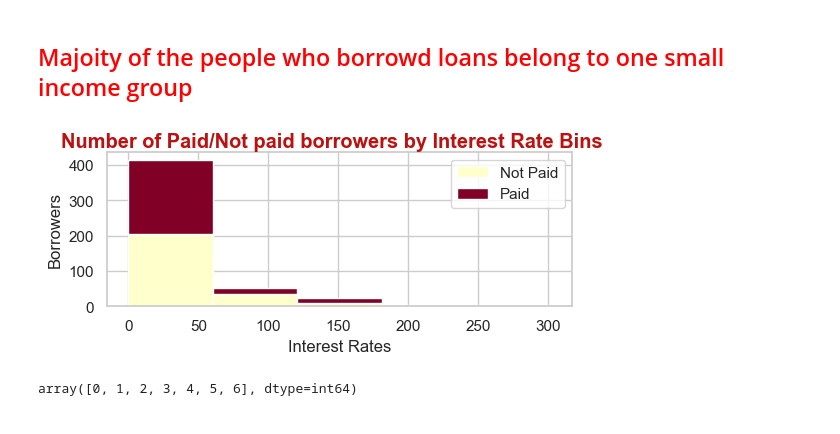
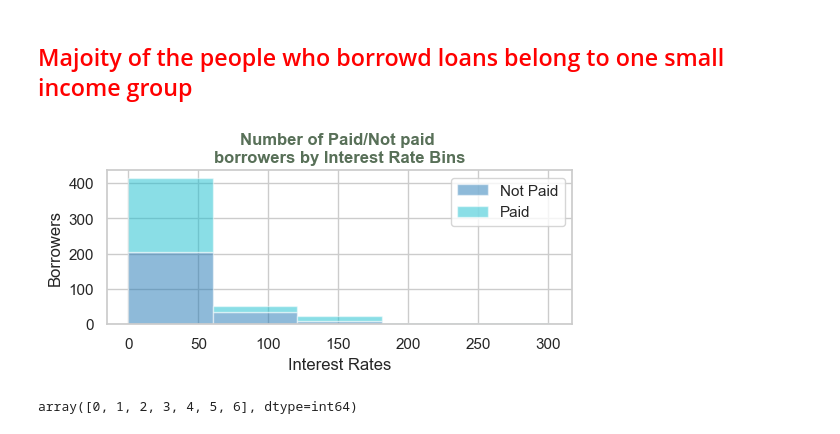
Before and after one commit to DayakarMalgari/Lending-club-Loan-Data-Neural-Network-Classification, a Jupyter notebook: Lending_Club_Loan_Data_Analysis_sub.ipynb, the cells around one changed output. Saved outputs shown, nothing was run; the diff lists cells and outputs as text; code cells hidden in the pictures.

```diff
--- a/Lending_Club_Loan_Data_Analysis_sub.ipynb
+++ b/Lending_Club_Loan_Data_Analysis_sub.ipynb
@@ -424,17 +428,17 @@ printmd('Majoity of the people who borrowd loans belong to one small income grou
 # %%
 ##############################################################################################################
 # plot the Interest rate column values against the target column(values paid/not paid)
 ##############################################################################################################
 sns.set(style='whitegrid', palette='muted', font_scale=1.0)
 loan_data_tmp=loan_data.groupby(['int.rate','not.fully.paid']).size().unstack().fillna(0)
-loan_data_tmp.sort_values(by='Not Paid',ascending=False).plot.hist(bins=5,figsize=(6,2),stacked=True,colormap='YlOrRd')
+loan_data_tmp.sort_values(by='Not Paid',ascending=False).plot.hist(bins=5,figsize=(6,2),stacked=True,alpha=.5,colormap='tab10')
 plt.xlabel('Interest Rates')
 plt.ylabel('Borrowers')
-plt.suptitle('Number of Paid/Not paid borrowers by Interest Rate Bins',color='#bb1111',fontweight='bold')
+plt.title('Number of Paid/Not paid \nborrowers by Interest Rate Bins',alpha=.7,color='#113311',fontweight='bold')
 plt.legend()
 plt.show()
 # %% [output]
-[figure, old version]
+[figure, new version]
 # %%
 ##############################################################################################################
 # load the backup copy of loan data into loan data variable and factorize the purpose column for Model
```
Also changed, not shown: parts of 7 cells of this notebook.
